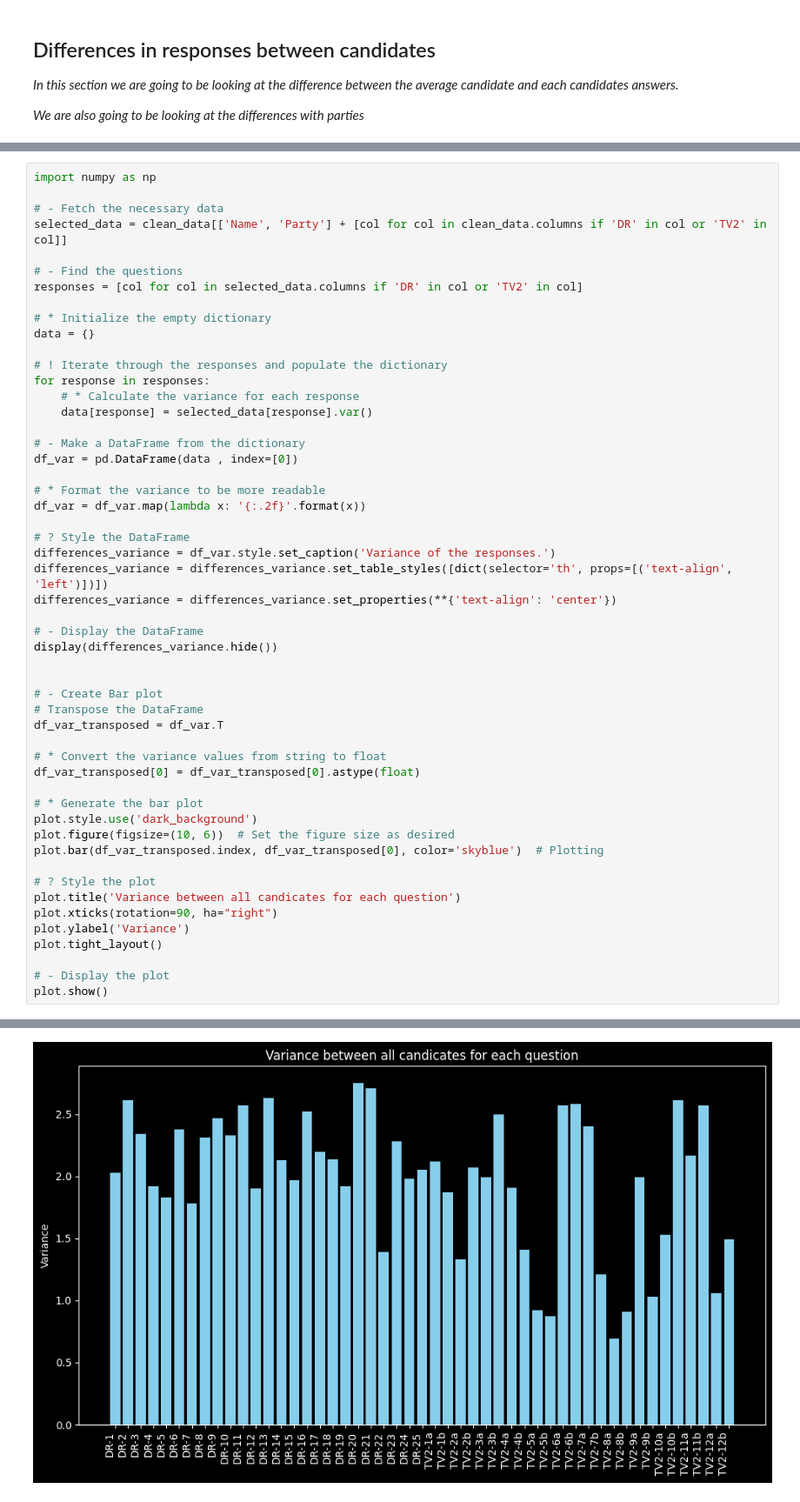
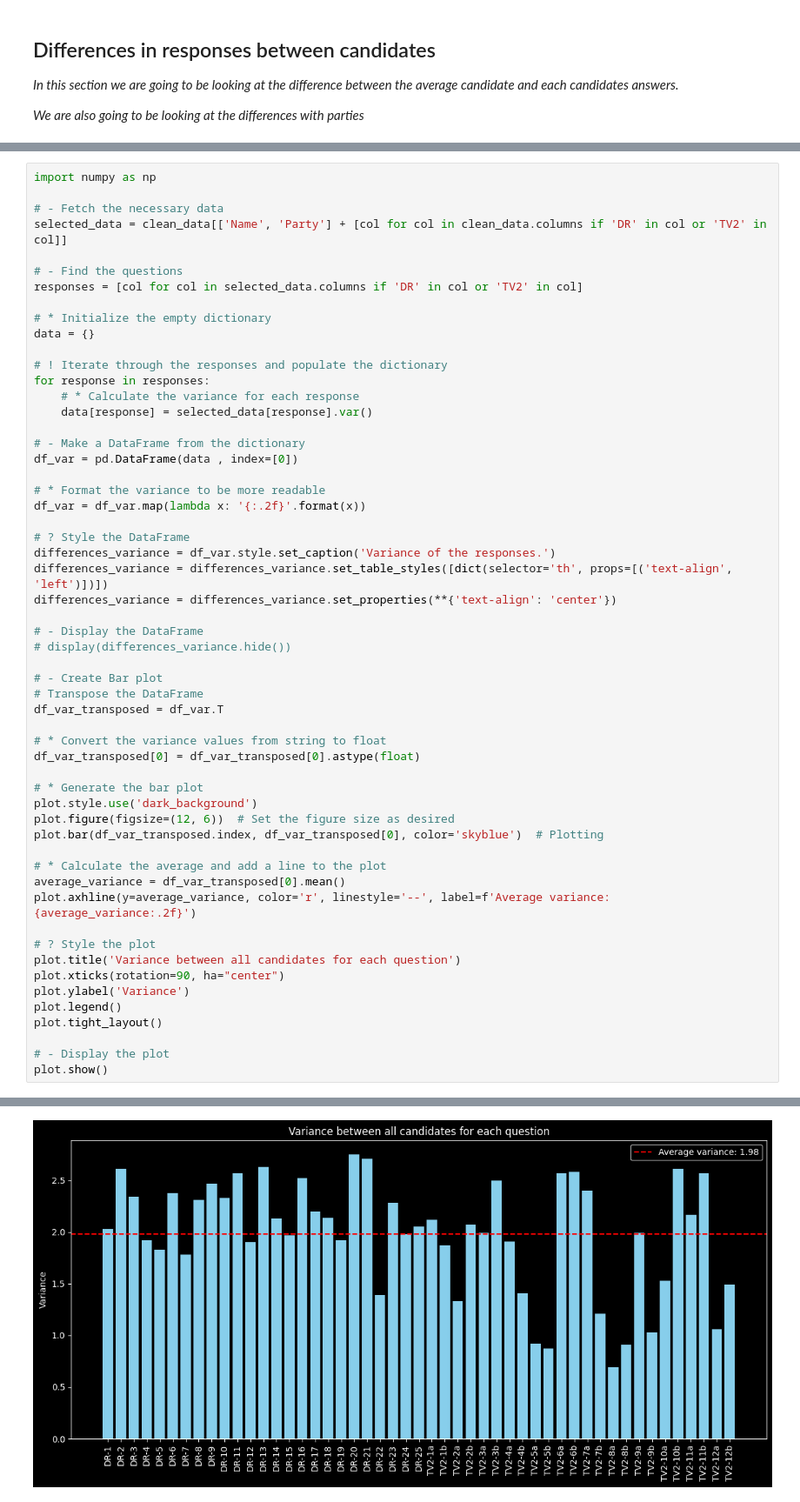
Before and after one commit to MAL1-MMMB/MAL, a Jupyter notebook: Assignment 2/Candidate Test 2022 I.ipynb, the cells around one changed output, grey strips where cells are left out. Shown: that part at 87% size. Cells and saved outputs as stored; diff of their text form.

```diff
--- a/Assignment 2/Candidate Test 2022 I.ipynb
+++ b/Assignment 2/Candidate Test 2022 I.ipynb
@@ -364,8 +367,7 @@ differences_variance = differences_variance.set_table_styles([dict(selector='th'
 differences_variance = differences_variance.set_properties(**{'text-align': 'center'})
 
 # - Display the DataFrame
-display(differences_variance.hide())
-
+# display(differences_variance.hide())
 
 # - Create Bar plot
 # Transpose the DataFrame
@@ -376,13 +378,18 @@ df_var_transposed[0] = df_var_transposed[0].astype(float)
 
 # * Generate the bar plot
 plot.style.use('dark_background')
-plot.figure(figsize=(10, 6))  # Set the figure size as desired
+plot.figure(figsize=(12, 6))  # Set the figure size as desired
 plot.bar(df_var_transposed.index, df_var_transposed[0], color='skyblue')  # Plotting
 
+# * Calculate the average and add a line to the plot
+average_variance = df_var_transposed[0].mean()
+plot.axhline(y=average_variance, color='r', linestyle='--', label=f'Average variance: {average_variance:.2f}')
+
 # ? Style the plot
-plot.title('Variance between all candicates for each question')
-plot.xticks(rotation=90, ha="right")
+plot.title('Variance between all candidates for each question')
+plot.xticks(rotation=90, ha="center")
 plot.ylabel('Variance')
+plot.legend()
 plot.tight_layout()
 
 # - Display the plot
@@ -394 +398 @@ Variance of the responses.
-[figure, old version]
+[figure, new version]
```
Also changed, not shown: parts of 6 cells of this notebook.
